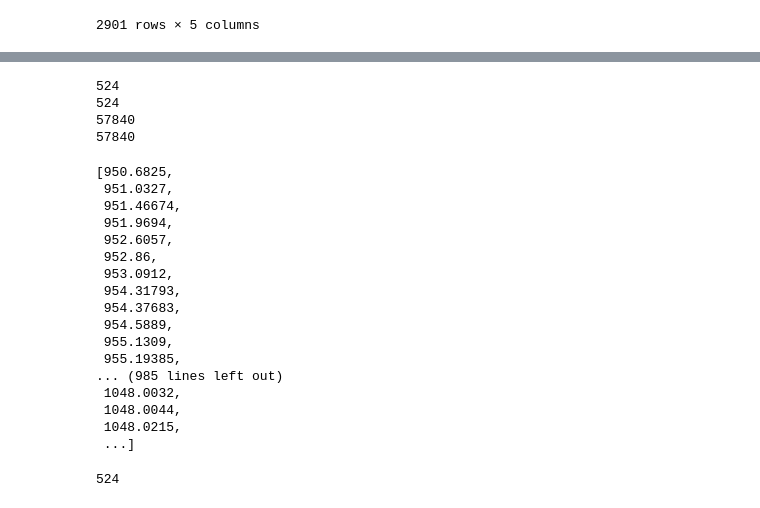
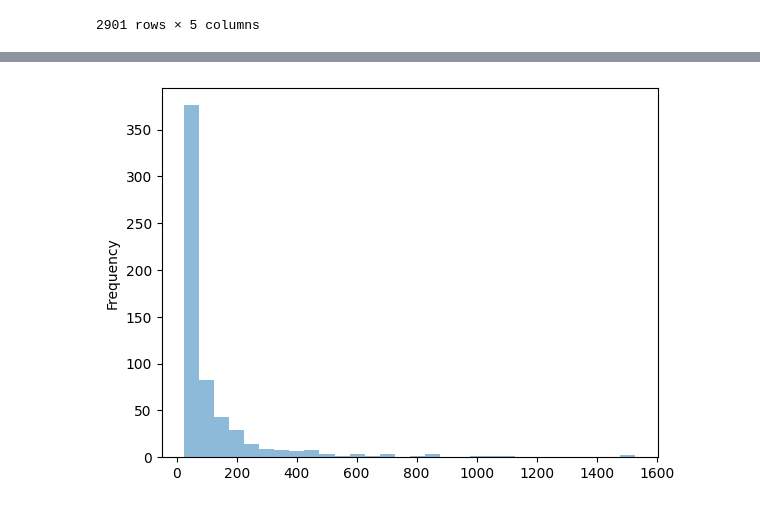
Before and after one commit to serkosi/discrimination-of-the-two-types-of-constraints-in-statistical-properties-of-the-production-data, a Jupyter notebook: 21_methods_real-events.ipynb, the cells around one changed output, grey strips where cells are left out. Cells and saved outputs as stored; diff of their text form; code cells hidden in the pictures.

Commit message:
various lift values are identified, leading to a further investigation with rolling window analysis

```diff
--- a/21_methods_real-events.ipynb
+++ b/21_methods_real-events.ipynb
@@ -26,14 +25,14 @@ pd.read_csv('data/pltcm_manipulated_59604_rev1.csv', names=fn.columns_PLTCM, hea
 | 59603 | 59604 | 22800 | 0 | 0 | 0 | 0 | 0 | 0 | 1287.1224 | ... |
 59604 rows × 25 columns
 # %%
-df = df_PLTCM
+#df = df_PLTCM
 feature = 8 # input width
-df_binned = pd.DataFrame()
-df_binned['sequence_id'] = df[1]
-df_binned[feature] = df[feature]
-df_binned['bins_fxd_step'] = fn.binning_fxd_step(df[feature], 11)
-df_binned['bins_fxd_bucket'] = fn.binning_fxd_count(df[feature], 200)
-df_binned
+df = pd.DataFrame()
+df['sequence_id'] = df_PLTCM[1]
+df[feature] = df_PLTCM[feature]
+df['bins_fxd_step'] = fn.binning_fxd_step(df_PLTCM[feature], 11)
+df['bins_fxd_bucket'] = fn.binning_fxd_count(df_PLTCM[feature], 200)
+df
 # %% [output]
 |  | sequence_id | 8 | bins_fxd_step | bins_fxd_bucket |
 | 0 | 3609 | 1264.0446 | (1258, 1269) | (1263, 1265) |
@@ -49,8 +48,8 @@ df_binned
 | 59603 | 22800 | 1287.1224 | (1280, 1291) | (1286, 1288) |
 59604 rows × 4 columns
 # %%
-#lift_df = fn.calculate_lift_optimized(df_binned)
-strong_assoc = fn.calculate_lift_pairwise(df_binned, min_lift=1)
+#lift_df = fn.calculate_lift_optimized(df)
+strong_assoc = fn.calculate_lift_pairwise(df, min_lift=1)
 # %%
 strong_assoc
 # %% [output]
@@ -141,52 +68,0 @@ dfG
-# %%
-#df_PLTCM.groupby(1)[8].apply(list)
-#list(df_PLTCM.groupby(1)[8].apply(list).values)
-#aimbaskets = df_PLTCM.groupby(1)[8].apply(list).reset_index(name=names_columns[8])
-aimbaskets = df_PLTCM.groupby(1)[8].apply(list).reset_index()
-aimbaskets = aimbaskets[8].to_list()
-binningmembers = list(set(df_PLTCM[8].to_list()))
-binningmembers.sort()
-
-singlesupportvalues = []
-for j in range(len(aimbaskets)):
-    a = []
-    res = Counter(aimbaskets[j])
-    for i in binningmembers:
-        a.append(res[i]/len(aimbaskets[j]))
-    singlesupportvalues.append(a)
-
-print(len(aimbaskets))
-print(len(singlesupportvalues))
-print(len(binningmembers))
-print(len(singlesupportvalues[1]))
-# %% [output]
-524
-524
-57840
-57840
-# %%
-binningmembers
-# %% [output]
-[950.6825,
- 951.0327,
- 951.46674,
- 951.9694,
- 952.6057,
- 952.86,
- 953.0912,
- 954.31793,
- 954.37683,
- 954.5889,
- 955.1309,
- 955.19385,
-... (985 lines left out)
- 1048.0032,
- 1048.0044,
- 1048.0215,
- ...]
-# %%
-test = np.array(singlesupportvalues)
-test2=test.transpose().tolist()
-len(test2[1])
-# %% [output]
-524
@@ -196,0 +69,6 @@ len(test2[1])
+# %%
+#histogram
+# presence of various lift values shows that a clear decision criteria is hard to define
+ax = strong_assoc['lift_value'].apply(lambda x: x if 25 < x < 5000 else None).plot.hist(bins=30, alpha=0.5)
+# %% [output]
+[figure, added]
```
Also changed, not shown: parts of 5 cells of this notebook.
